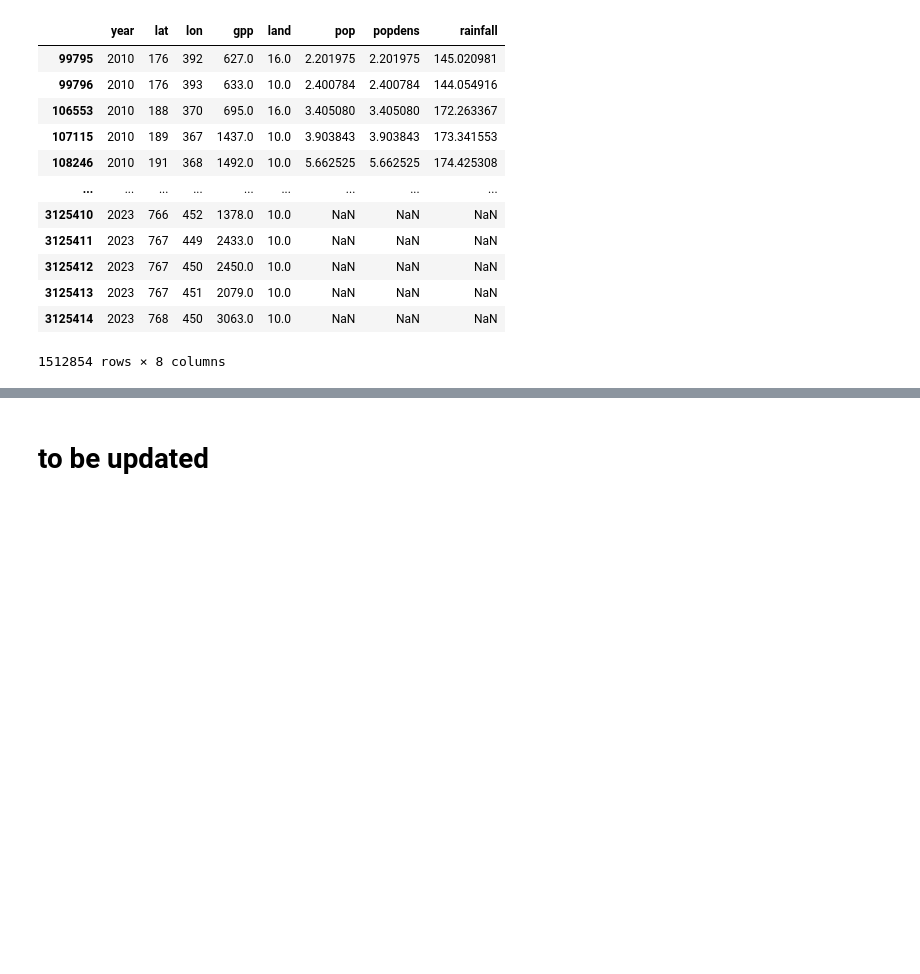
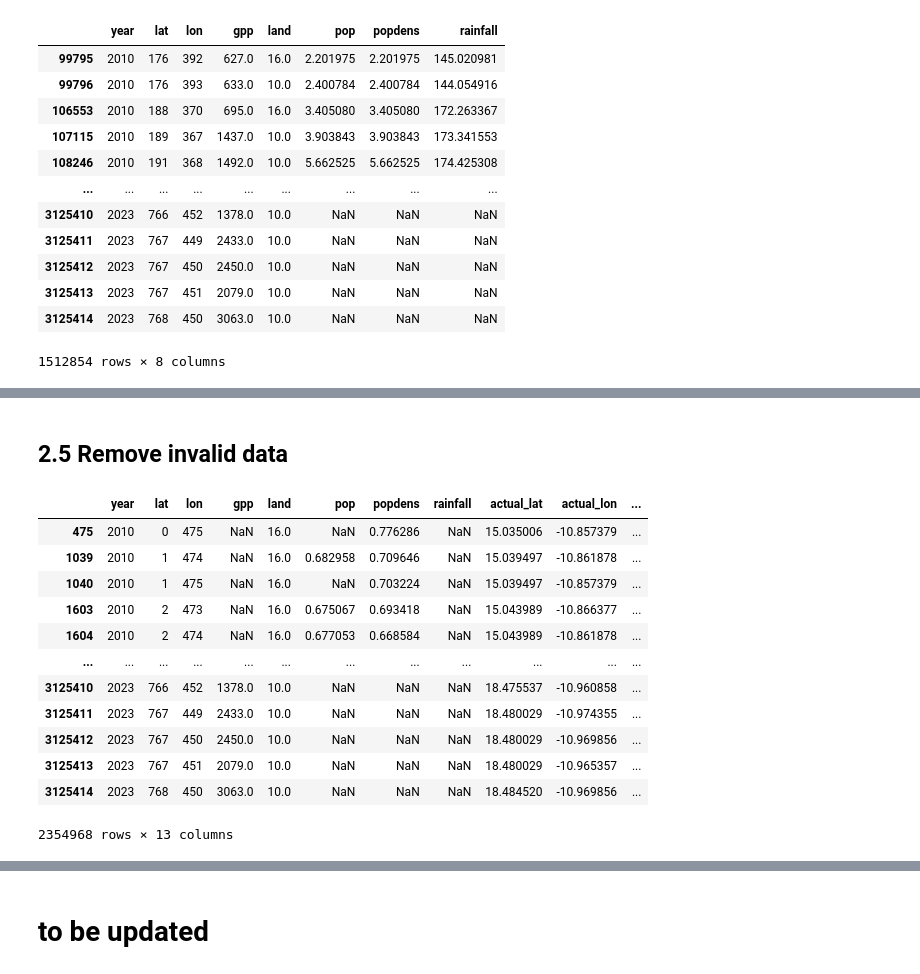
Before and after one commit to SourabhMulik/START_Hackathon, a Jupyter notebook: Data_Preparation.ipynb, the cells around one changed output, grey strips where cells are left out. Drawn from its saved outputs; the diff is of its cells as text; code cells hidden in the pictures; blank space fills up the shorter version.

```diff
--- a/Data_Preparation.ipynb
+++ b/Data_Preparation.ipynb
@@ -600,0 +717,19 @@ prepared_df.to_csv(os.path.join(csv_path, f"prepared_df.csv"))
+# %% [markdown]
+## 2.5 Remove invalid data
+# %%
+clean_df = second_prepared_df.dropna(subset=['land'])
+clean_df
+# %% [output]
+|  | year | lat | lon | gpp | land | pop | popdens | rainfall | actual_lat | actual_lon | ... |
+| 475 | 2010 | 0 | 475 | NaN | 16.0 | NaN | 0.776286 | NaN | 15.035006 | -10.857379 | ... |
+| 1039 | 2010 | 1 | 474 | NaN | 16.0 | 0.682958 | 0.709646 | NaN | 15.039497 | -10.861878 | ... |
+| 1040 | 2010 | 1 | 475 | NaN | 16.0 | NaN | 0.703224 | NaN | 15.039497 | -10.857379 | ... |
+| 1603 | 2010 | 2 | 473 | NaN | 16.0 | 0.675067 | 0.693418 | NaN | 15.043989 | -10.866377 | ... |
+| 1604 | 2010 | 2 | 474 | NaN | 16.0 | 0.677053 | 0.668584 | NaN | 15.043989 | -10.861878 | ... |
+| ... | ... | ... | ... | ... | ... | ... | ... | ... | ... | ... | ... |
+| 3125410 | 2023 | 766 | 452 | 1378.0 | 10.0 | NaN | NaN | NaN | 18.475537 | -10.960858 | ... |
+| 3125411 | 2023 | 767 | 449 | 2433.0 | 10.0 | NaN | NaN | NaN | 18.480029 | -10.974355 | ... |
+| 3125412 | 2023 | 767 | 450 | 2450.0 | 10.0 | NaN | NaN | NaN | 18.480029 | -10.969856 | ... |
+| 3125413 | 2023 | 767 | 451 | 2079.0 | 10.0 | NaN | NaN | NaN | 18.480029 | -10.965357 | ... |
+| 3125414 | 2023 | 768 | 450 | 3063.0 | 10.0 | NaN | NaN | NaN | 18.484520 | -10.969856 | ... |
+2354968 rows × 13 columns
```
Also changed, not shown: parts of 19 cells of this notebook, 8 other files.
